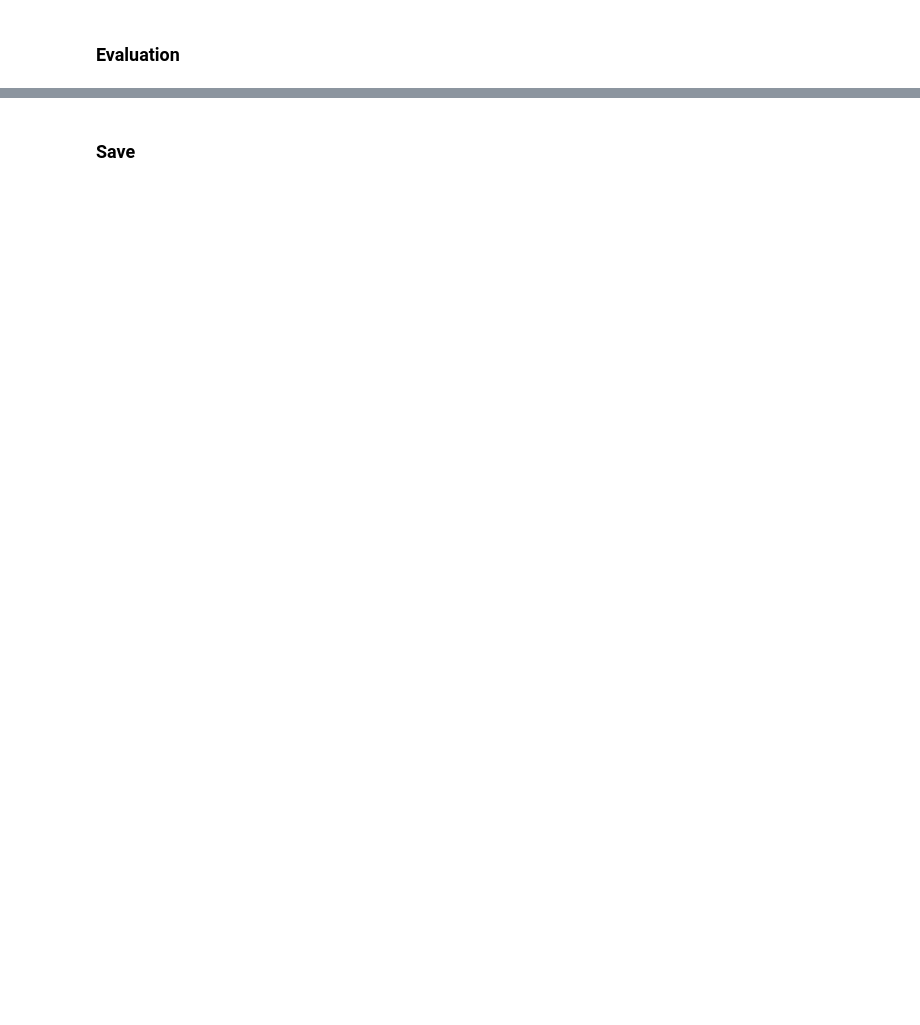
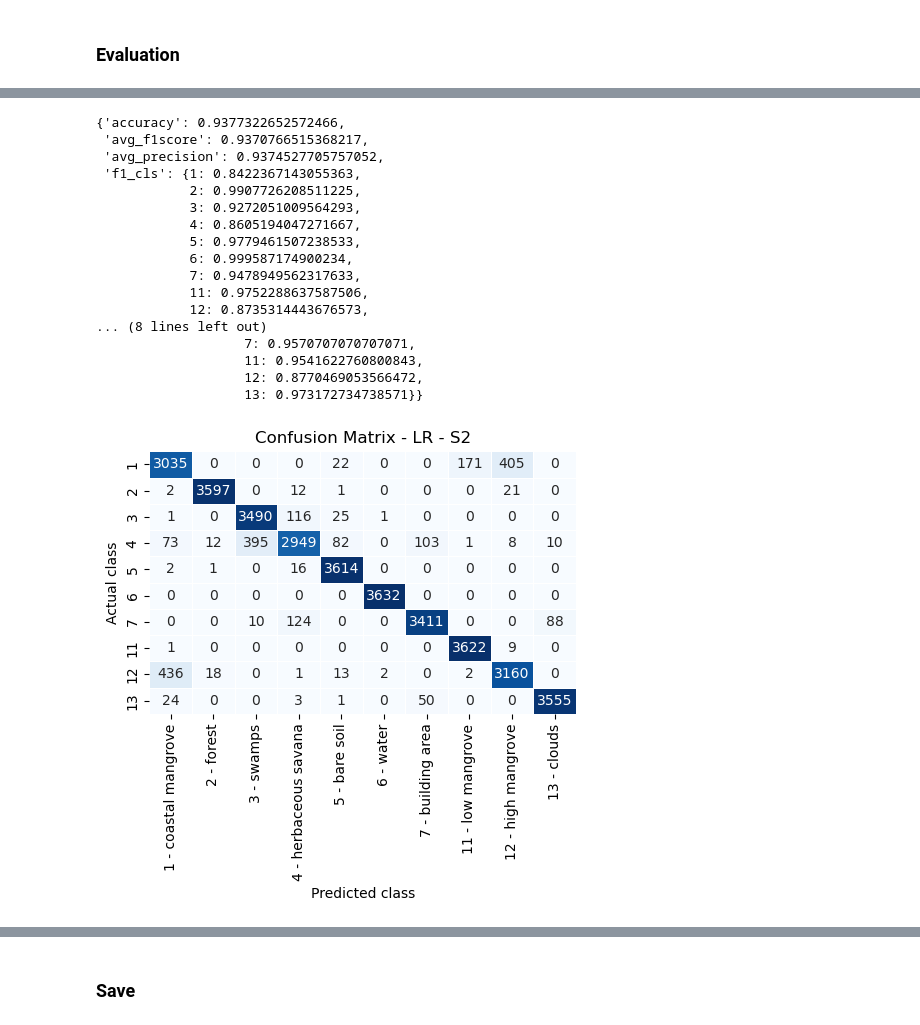
Before and after one commit to brustt/sentinel_classification, a Jupyter notebook: notebooks/3.b_train_sklearn.ipynb, the cells around one changed output, grey strips where cells are left out. Drawn from its saved outputs; the diff is of its cells as text; code cells hidden in the pictures; blank space fills up the shorter version.

```diff
--- a/notebooks/3.b_train_sklearn.ipynb
+++ b/notebooks/3.b_train_sklearn.ipynb
@@ -224,0 +205,8 @@ interet d'un one vs rest a la pace d'une classif direct multiclasse ?
+# %%
+%%time
+pipe_lr = make_pipeline(
+    StandardScaler(),
+    OneVsRestClassifier(LogisticRegression(multi_class="ovr",
+                                           random_state=Cfg.seed),
+                        n_jobs=-1)
+)
@@ -350,0 +348,30 @@ dtype: int64
+# %%
+_= evaluate(pipe_lr,
+         X_train_s2,
+         X_test_s2,
+         y_train_s2,
+         y_test_s2,
+         label_encoder_s2,
+         labels_mapping=labels_mapping,
+         name="LR - S2"
+
+)
+# %% [output]
+{'accuracy': 0.9377322652572466,
+ 'avg_f1score': 0.9370766515368217,
+ 'avg_precision': 0.9374527705757052,
+ 'f1_cls': {1: 0.8422367143055363,
+            2: 0.9907726208511225,
+            3: 0.9272051009564293,
+            4: 0.8605194047271667,
+            5: 0.9779461507238533,
+            6: 0.999587174900234,
+            7: 0.9478949562317633,
+            11: 0.9752288637587506,
+            12: 0.8735314443676573,
+... (8 lines left out)
+                   7: 0.9570707070707071,
+                   11: 0.9541622760800843,
+                   12: 0.8770469053566472,
+                   13: 0.973172734738571}}
+[figure, added]
```
Also changed, not shown: parts of 131 cells of this notebook, 10 other files.
